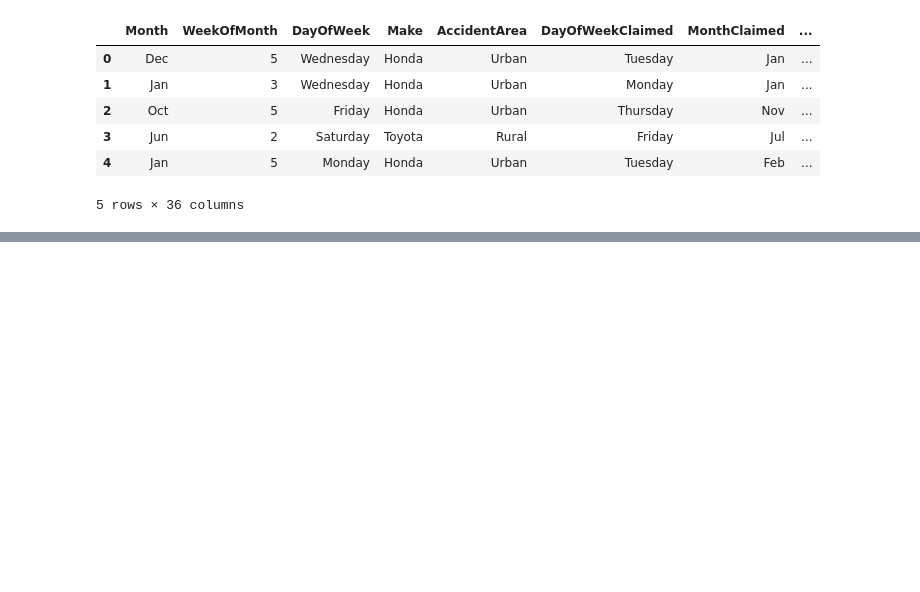
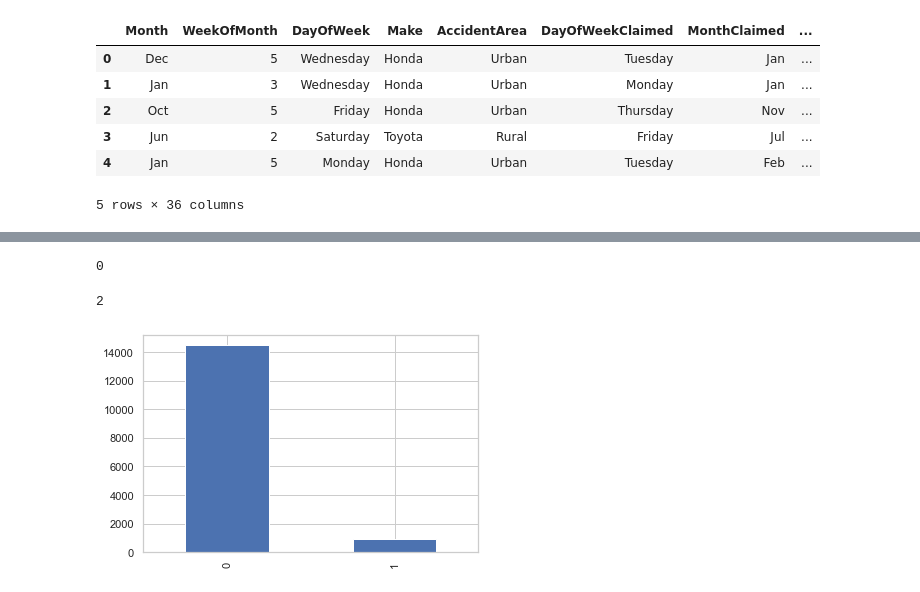
Before and after one commit to Balogunhabeeb14/AXIS, a Jupyter notebook: Notebooks/EDA.ipynb, the cells around one changed output, grey strips where cells are left out. Drawn from its saved outputs; the diff is of its cells as text; code cells hidden in the pictures; blank space fills up the shorter version.

Commit message:
understanding data

```diff
--- a/Notebooks/EDA.ipynb
+++ b/Notebooks/EDA.ipynb
@@ -187,0 +226,17 @@ memory usage: 4.1+ MB
+# %%
+
+# Number of duplicate rows
+data.duplicated().sum()
+# %% [output]
+0
+# %%
+# Number of unique values in the target variable
+data['FraudFound_P'].nunique()
+# %% [output]
+2
+# %%
+# Number of unique values in the target variable
+data['FraudFound_P'].value_counts().plot(kind='bar')
+plt.show()
+# %% [output]
+[figure, added]
```
Also changed, not shown: parts of 18 cells of this notebook.
